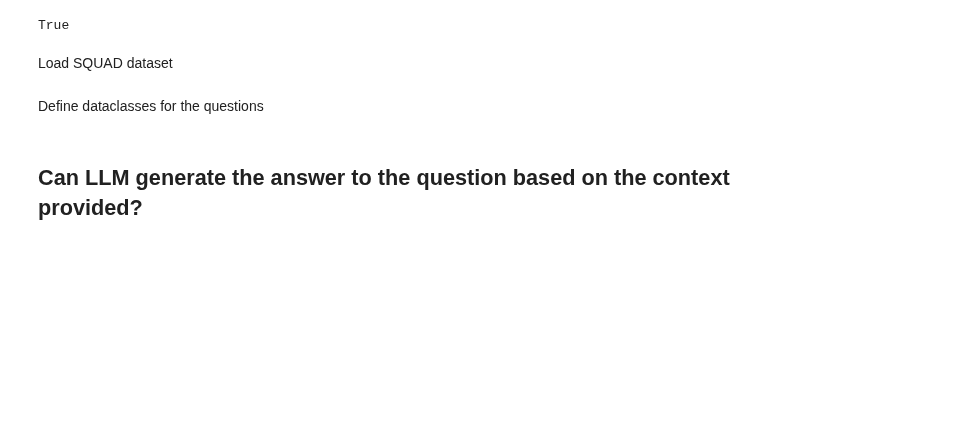
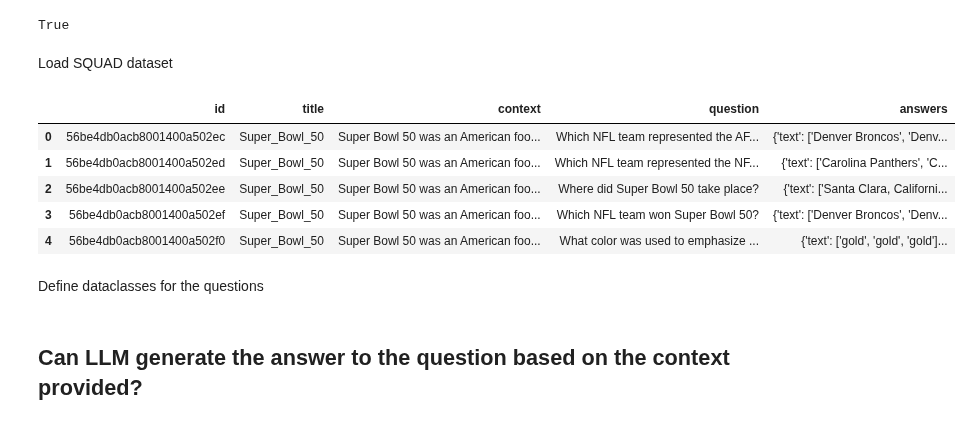
Before and after one commit to grant-TraDA/NLP-2024W, a Jupyter notebook: projects/exam_gen/poc_openai.ipynb, the cells around one changed output. Drawn from its saved outputs; the diff is of its cells as text; code cells hidden in the pictures; blank space fills up the shorter version.

```diff
--- a/projects/exam_gen/poc.ipynb
+++ b/projects/exam_gen/poc_openai.ipynb
@@ -39,5 +46,14 @@ Load SQUAD dataset
 # %%
 splits = {'train': 'plain_text/train-00000-of-00001.parquet', 'validation': 'plain_text/validation-00000-of-00001.parquet'}
 df = pd.read_parquet("hf://datasets/rajpurkar/squad/" + splits["validation"])
+# %%
+df.head()
+# %% [output]
+|  | id | title | context | question | answers |
+| 0 | 56be4db0acb8001400a502ec | Super_Bowl_50 | Super Bowl 50 was an American foo... | Which NFL team represented the AF... | {'text': ['Denver Broncos', 'Denv... |
+| 1 | 56be4db0acb8001400a502ed | Super_Bowl_50 | Super Bowl 50 was an American foo... | Which NFL team represented the NF... | {'text': ['Carolina Panthers', 'C... |
+| 2 | 56be4db0acb8001400a502ee | Super_Bowl_50 | Super Bowl 50 was an American foo... | Where did Super Bowl 50 take place? | {'text': ['Santa Clara, Californi... |
+| 3 | 56be4db0acb8001400a502ef | Super_Bowl_50 | Super Bowl 50 was an American foo... | Which NFL team won Super Bowl 50? | {'text': ['Denver Broncos', 'Denv... |
+| 4 | 56be4db0acb8001400a502f0 | Super_Bowl_50 | Super Bowl 50 was an American foo... | What color was used to emphasize ... | {'text': ['gold', 'gold', 'gold']... |
 # %% [markdown]
 Define dataclasses for the questions
```
Also changed, not shown: parts of 10 cells of this notebook, 1 other file.
